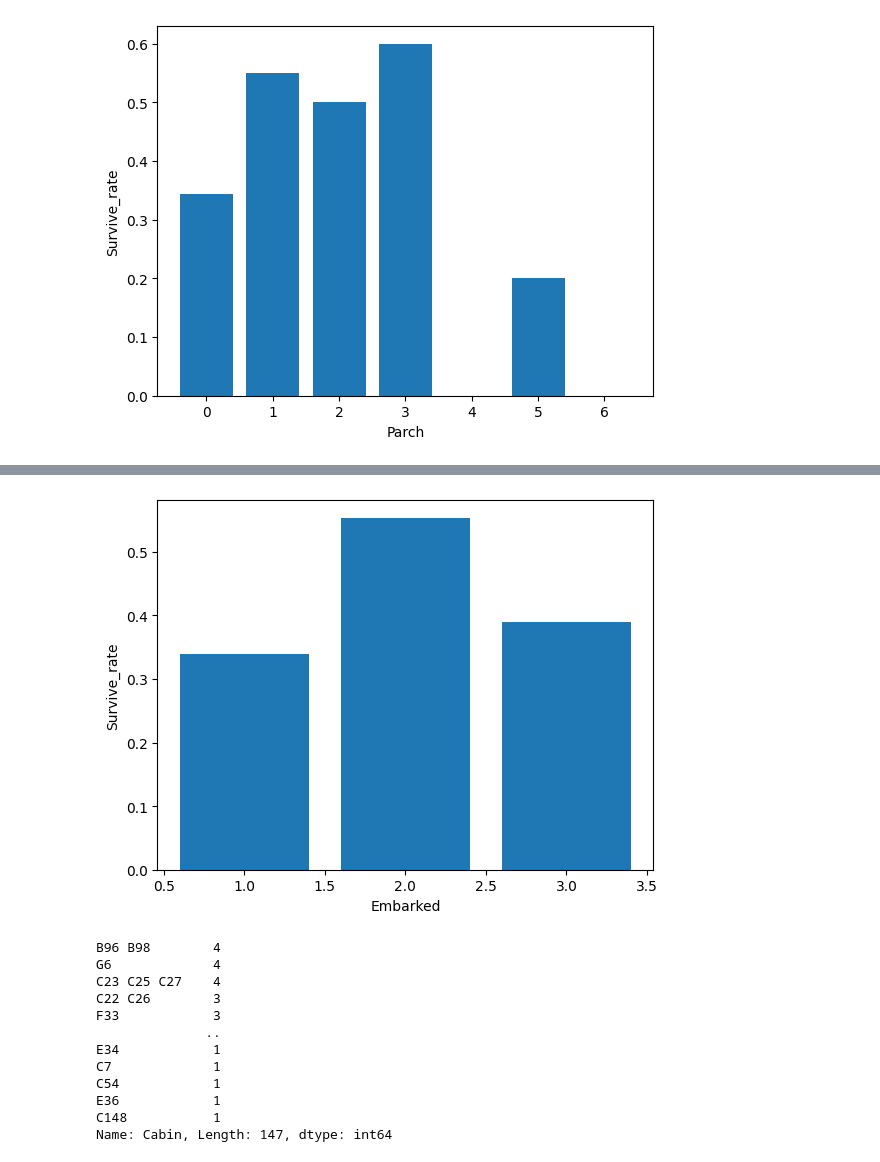
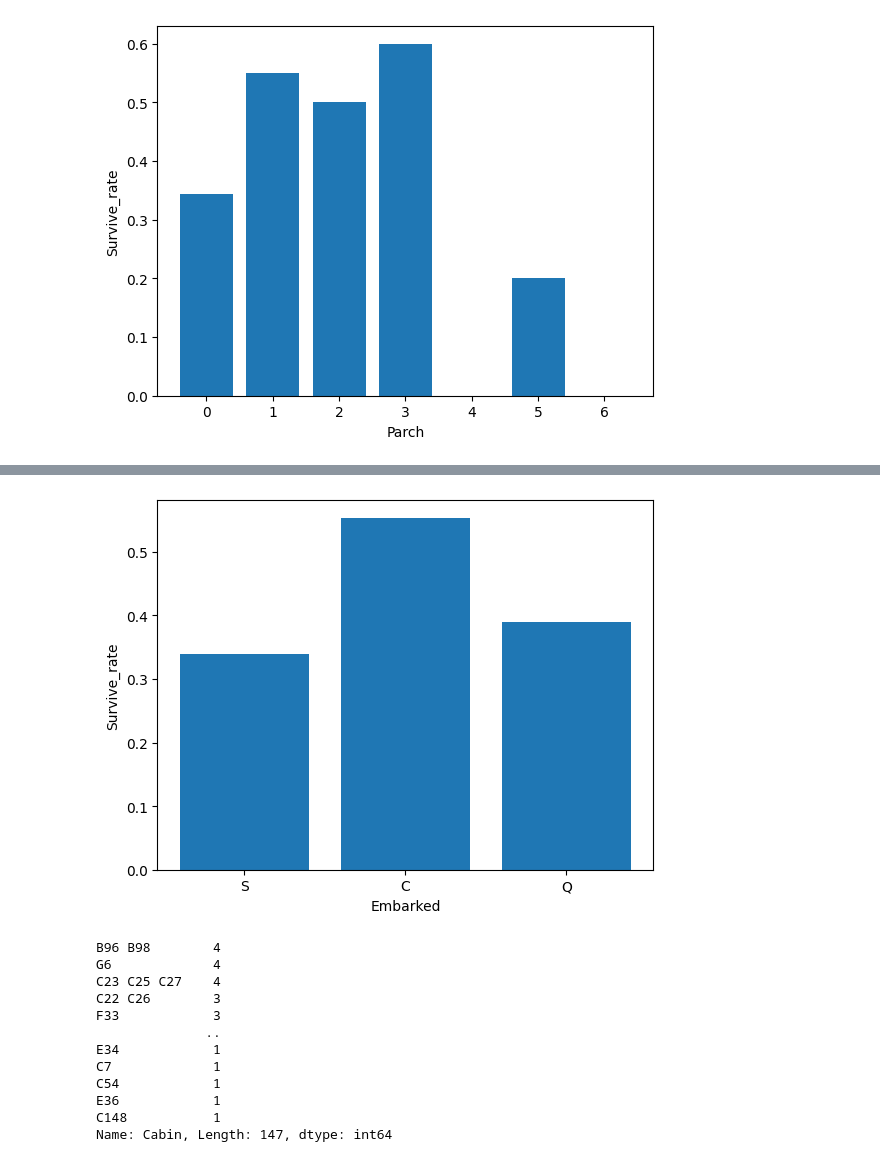
Before and after one commit to yuanmengqi/Titanic_prediction, a Jupyter notebook: Titanic.ipynb, the cells around one changed output, grey strips where cells are left out. Drawn from its saved outputs; the diff is of its cells as text; code cells hidden in the pictures.

```diff
--- a/Titanic.ipynb
+++ b/Titanic.ipynb
@@ -191,9 +180,14 @@ survived_m = male[male.Survived == 1].shape[0]
 survived_f = female[female.Survived == 1].shape[0]
 survived_rate_m = survived_m / sum1
 survived_rate_f = survived_f / sum2
-plt.bar([1,2],[survived_rate_m,survived_rate_f])
+plt.bar(['male','female'],[survived_rate_m,survived_rate_f])
 plt.xlabel('gender')
 plt.ylabel('Survive_rate')
 plt.show()
 # 观察的结果是：女性存活率更高
+
+
+# 转化sex为0-1
+train_data['Sex_num'] = train_data['Sex'].replace({'male':1,'female':0})
+train_data.head(5)
 # %% [output]
@@ -297,16 +297,16 @@ plt.show()
 # %%
 embrak1 = train_data[train_data.Embarked == 'S']
 embrak2 = train_data[train_data.Embarked == 'C']
 embrak3 = train_data[train_data.Embarked == 'Q']
 survive_rate_1 = embrak1[embrak1.Survived == 1].shape[0] / embrak1.shape[0]
 survive_rate_2 = embrak2[embrak2.Survived == 1].shape[0] / embrak2.shape[0]
 survive_rate_3 = embrak3[embrak3.Survived == 1].shape[0] / embrak3.shape[0]
-plt.bar([1,2,3],[survive_rate_1,survive_rate_2,survive_rate_3])
+plt.bar(['S','C','Q'],[survive_rate_1,survive_rate_2,survive_rate_3])
 plt.xlabel('Embarked')
 plt.ylabel('Survive_rate')
 plt.show()
 # %% [output]
-[figure, old version]
+[figure, new version]
 # %%
 # 查看cabin类型
 train_data['Cabin'].value_counts()
```
Also changed, not shown: parts of 16 cells of this notebook.
